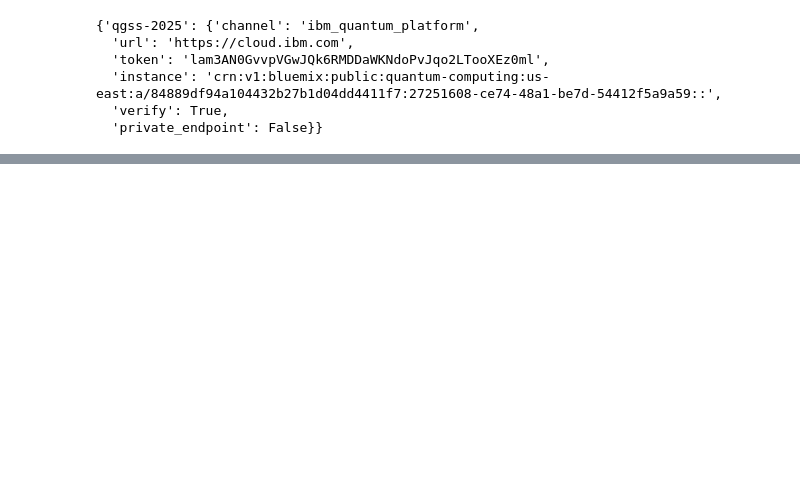
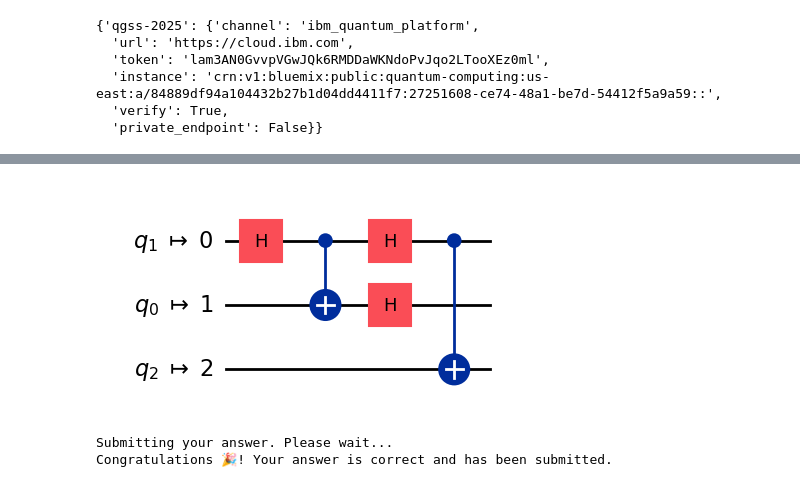
Before and after one commit to lmbibbo/Qgss2025, a Jupyter notebook: lab-0/lab0.ipynb, the cells around one changed output, grey strips where cells are left out. Drawn from its saved outputs; the diff is of its cells as text; code cells hidden in the pictures; blank space fills up the shorter version.

```diff
--- a/lab-0/lab0.ipynb
+++ b/lab-0/lab0.ipynb
@@ -135,0 +111,19 @@ ModuleNotFoundError: No module named 'matplotlib'
+# %%
+### WRITE YOUR CODE BELOW HERE ###
+# Write the coupling map of connections between qubits 0 and 1 and 0 and 2 as a list of pairs: [[0,1],...]
+coupling_map = [[0,1],[0,2]]
+
+# Transpile the quantum circuit `qc` using the `transpile` function and the coupling map
+from qiskit import transpile
+qc_transpiled = transpile(qc, coupling_map=coupling_map)
+### YOUR CODE FINISHES HERE    ###
+
+qc_transpiled.draw("mpl")
+# %% [output]
+[figure, added]
+# %%
+# Submit your answer using following code
+grade_lab0_ex2(qc_transpiled)
+# %% [output]
+Submitting your answer. Please wait...
+Congratulations 🎉! Your answer is correct and has been submitted.
```
Also changed, not shown: parts of 24 cells of this notebook, 2 other files.
